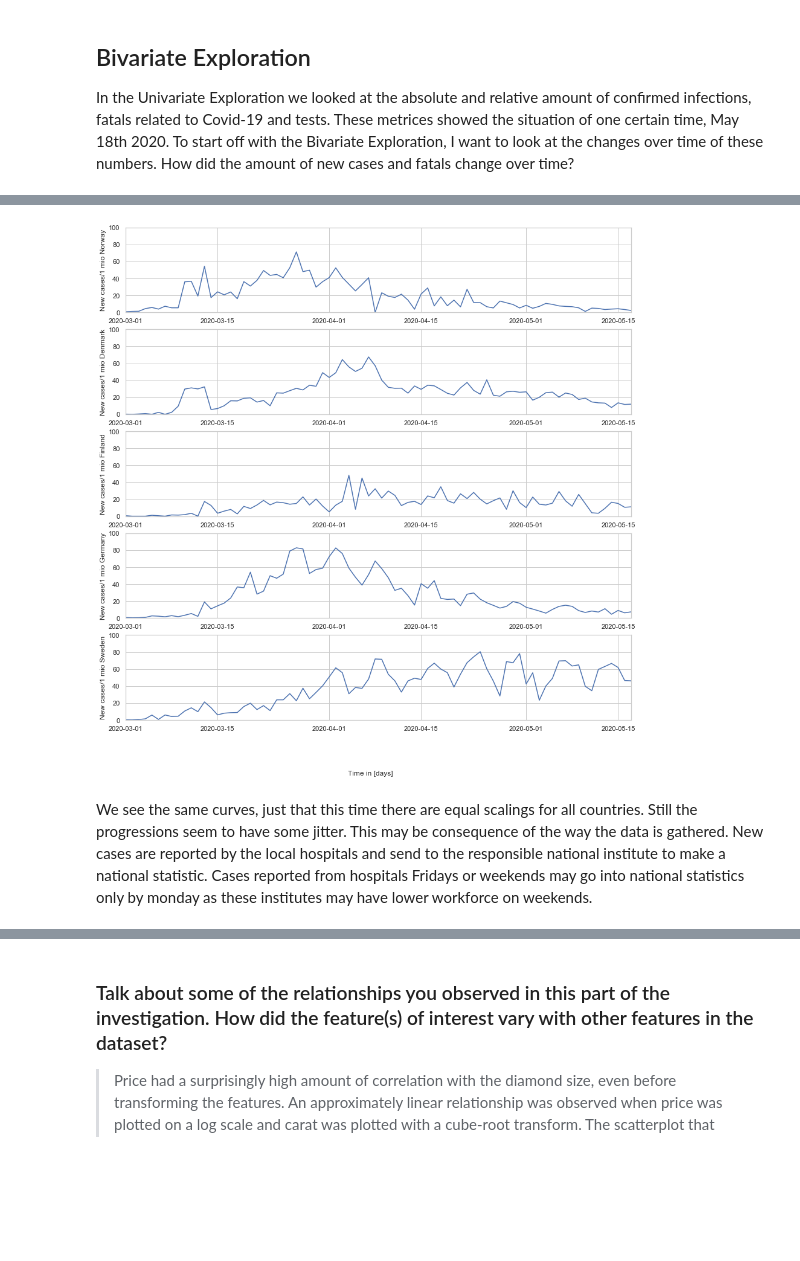
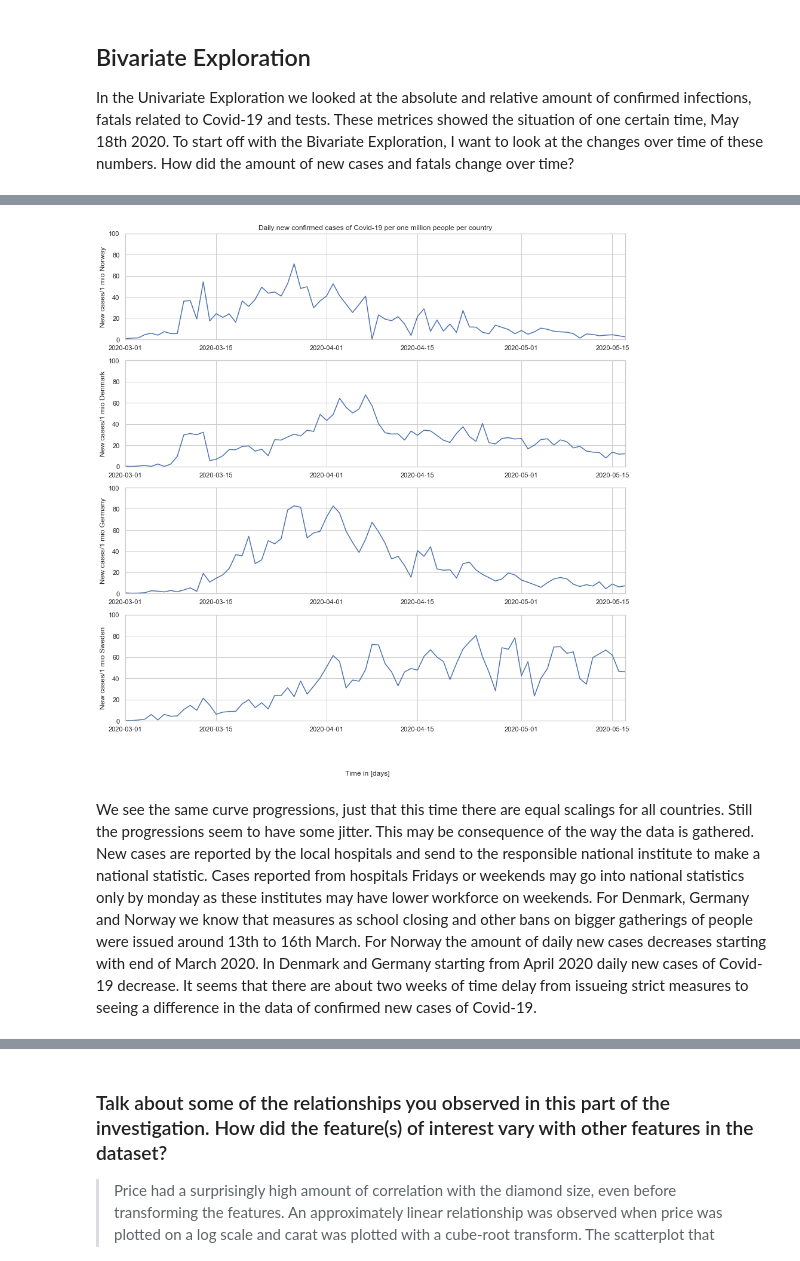
Before and after one commit to AtulSingh-Emyre/AnalysisCovid19, a Jupyter notebook: exploration_Covid19.ipynb, the cells around one changed output, grey strips where cells are left out. Cells and saved outputs as stored; diff of their text form; code cells hidden in the pictures; blank space fills up the shorter version.

```diff
--- a/exploration_Covid19.ipynb
+++ b/exploration_Covid19.ipynb
@@ -442,43 +432,41 @@ df_Sweden['deltaConfirmedPer1M'] =  df_Sweden['deltaConfirmed'] *1000000 / df_Sw
 # %%
 # new confirmed cases per 1m people and day
 
 fig, ax = plt.subplots(5, 1, figsize=(15,15))
 
-ax1 = plt.subplot(5,1,1)
+ax1 = plt.subplot(4,1,1)
 plt.plot('date', 'deltaConfirmedPer1M', data=df_Norway)
 ax1.set_xlim([pd.to_datetime('2020-03-01'),dateSnapshot])
 ax1.set_ylim([0,100])
 plt.ylabel('New cases/1 mio Norway');
+plt.title('Daily new confirmed cases of Covid-19 per one million people per country')  # <-- how can I put variable 'today' hier?
 
-ax2 = plt.subplot(5,1,2)
+ax2 = plt.subplot(4,1,2)
 plt.plot('date', 'deltaConfirmedPer1M', data=df_Denmark)
 ax2.set_xlim([pd.to_datetime('2020-03-01'),dateSnapshot])
 ax2.set_ylim([0,100])
 plt.ylabel('New cases/1 mio Denmark');
 
-ax3 = plt.subplot(5,1,3)
-plt.plot('date', 'deltaConfirmedPer1M', data=df_Finland)
+ax3 = plt.subplot(4,1,3)
+plt.plot('date', 'deltaConfirmedPer1M', data=df_Germany)
 ax3.set_xlim([pd.to_datetime('2020-03-01'),dateSnapshot])
 ax3.set_ylim([0,100])
-plt.ylabel('New cases/1 mio Finland');
+plt.ylabel('New cases/1 mio Germany');
 
-ax4 = plt.subplot(5,1,4)
-plt.plot('date', 'deltaConfirmedPer1M', data=df_Germany)
+ax4 = plt.subplot(4,1,4)
+plt.plot('date', 'deltaConfirmedPer1M', data=df_Sweden)
 ax4.set_xlim([pd.to_datetime('2020-03-01'),dateSnapshot])
 ax4.set_ylim([0,100])
-plt.ylabel('New cases/1 mio Germany');
-
-ax5 = plt.subplot(5,1,5)
-plt.plot('date', 'deltaConfirmedPer1M', data=df_Sweden)
-ax5.set_xlim([pd.to_datetime('2020-03-01'),dateSnapshot])
-ax5.set_ylim([0,100])
 plt.ylabel('New cases/1 mio Sweden');
 
 fig.text(0.5, 0.04, 'Time in [days]', ha='center')
 
 
 plt.show()
 # %% [output]
-[figure, old version]
+[figure, new version]
 # %% [markdown]
-We see the same curves, just that this time there are equal scalings for all countries. Still the progressions seem to have some jitter. This may be consequence of the way the data is gathered. New cases are reported by the local hospitals and send to the responsible national institute to make a national statistic. Cases reported from hospitals Fridays or weekends may go into national statistics only by monday as these institutes may have lower workforce on weekends.
+We see the same curve progressions, just that this time there are equal scalings for all countries. Still the progressions seem to have some jitter. This may be consequence of the way the data is gathered. New cases are reported by the local hospitals and send to the responsible national institute to make a national statistic. Cases reported from hospitals Fridays or weekends may go into national statistics only by monday as these institutes may have lower workforce on weekends.
+For Denmark, Germany and Norway we know that measures as school closing and other bans on bigger gatherings of people were issued around 13th to 16th March.
+For Norway the amount of daily new cases decreases starting with end of March 2020. In Denmark and Germany starting from April 2020 daily new cases of Covid-19 decrease.
+It seems that there are about two weeks of time delay from issueing strict measures to seeing a difference in the data of confirmed new cases of Covid-19.
```
Also changed, not shown: parts of 33 cells of this notebook.
